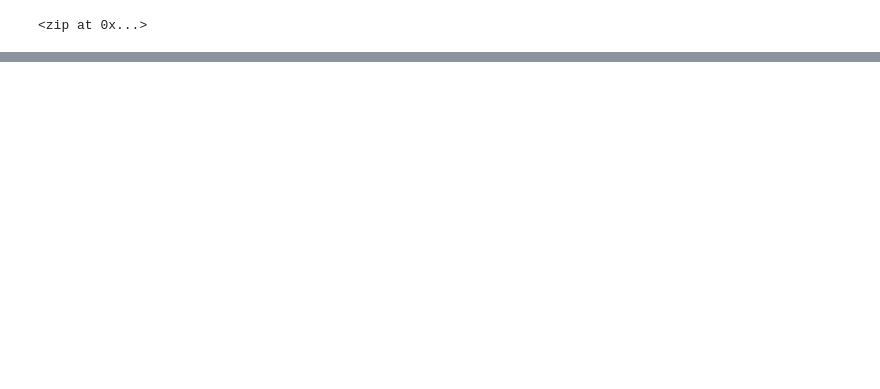
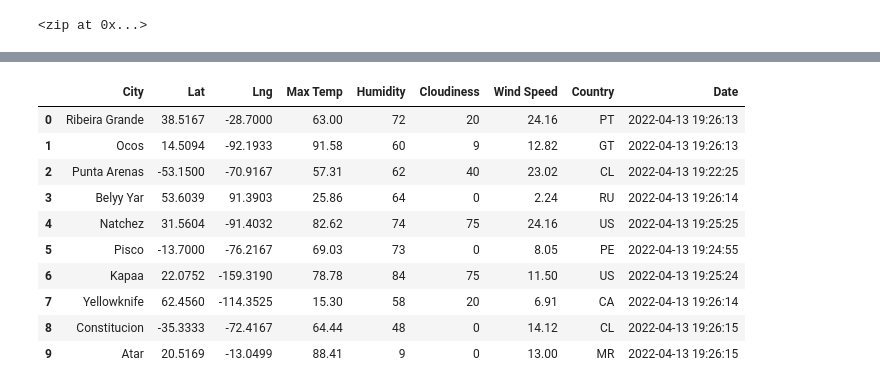
Before and after one commit to RyanJL18/World_Weather_Analysis, a Jupyter notebook: WeatherPy.ipynb, the cells around one changed output, grey strips where cells are left out. Drawn from its saved outputs; the diff is of its cells as text; code cells hidden in the pictures; blank space fills up the shorter version.

Commit message:
Adding Weather info

```diff
--- a/WeatherPy.ipynb
+++ b/WeatherPy.ipynb
@@ -33,0 +34,9 @@ len(cities)
+# %%
+# Import the requests library.
+import requests
+
+# Import the API key.
+from config import weather_api_key
+# Starting URL for Weather Map API Call.
+url = "http://api.openweathermap.org/data/2.5/weather?units=Imperial&APPID=" + weather_api_key
+print(url)
@@ -33,0 +49,10 @@ len(cities)
+# %%
+# Create an empty list to hold the weather data.
+city_data = []
+# Print the beginning of the logging.
+print("Beginning Data Retrieval     ")
+print("-----------------------------")
+
+# Create counters.
+record_count = 1
+set_count = 1
@@ -33,0 +134,16 @@ len(cities)
+# %%
+# Convert the array of dictionaries to a Pandas DataFrame.
+city_data_df = pd.DataFrame(city_data)
+city_data_df.head(10)
+# %% [output]
+|  | City | Lat | Lng | Max Temp | Humidity | Cloudiness | Wind Speed | Country | Date |
+| 0 | Ribeira Grande | 38.5167 | -28.7000 | 63.00 | 72 | 20 | 24.16 | PT | 2022-04-13 19:26:13 |
+| 1 | Ocos | 14.5094 | -92.1933 | 91.58 | 60 | 9 | 12.82 | GT | 2022-04-13 19:26:13 |
+| 2 | Punta Arenas | -53.1500 | -70.9167 | 57.31 | 62 | 40 | 23.02 | CL | 2022-04-13 19:22:25 |
+| 3 | Belyy Yar | 53.6039 | 91.3903 | 25.86 | 64 | 0 | 2.24 | RU | 2022-04-13 19:26:14 |
+| 4 | Natchez | 31.5604 | -91.4032 | 82.62 | 74 | 75 | 24.16 | US | 2022-04-13 19:25:25 |
+| 5 | Pisco | -13.7000 | -76.2167 | 69.03 | 73 | 0 | 8.05 | PE | 2022-04-13 19:24:55 |
+| 6 | Kapaa | 22.0752 | -159.3190 | 78.78 | 84 | 75 | 11.50 | US | 2022-04-13 19:25:24 |
+| 7 | Yellowknife | 62.4560 | -114.3525 | 15.30 | 58 | 20 | 6.91 | CA | 2022-04-13 19:26:14 |
+| 8 | Constitucion | -35.3333 | -72.4167 | 64.44 | 48 | 0 | 14.12 | CL | 2022-04-13 19:26:15 |
+| 9 | Atar | 20.5169 | -13.0499 | 88.41 | 9 | 0 | 13.00 | MR | 2022-04-13 19:26:15 |
```
Also changed, not shown: parts of 9 cells of this notebook, 3 other files.
